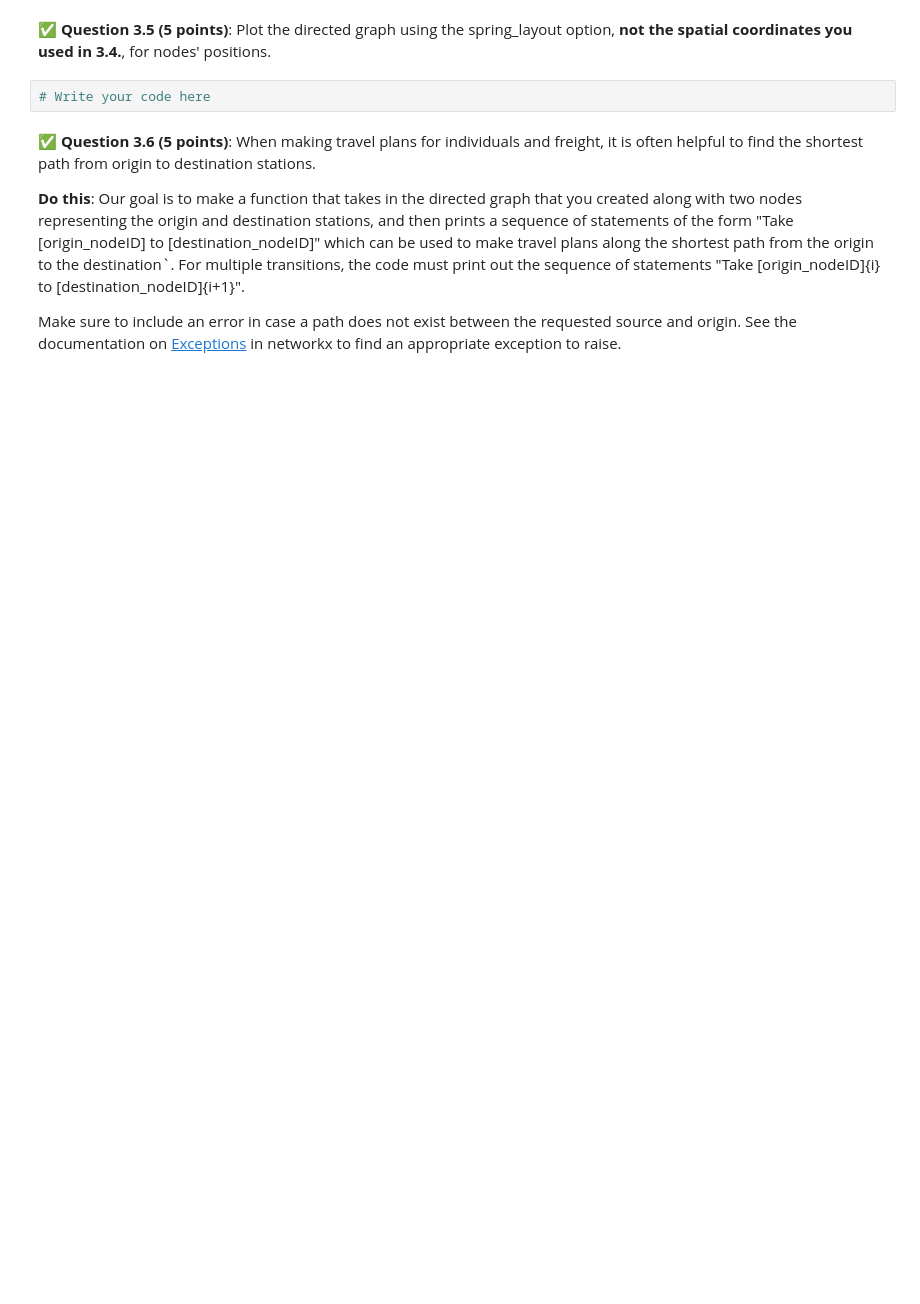
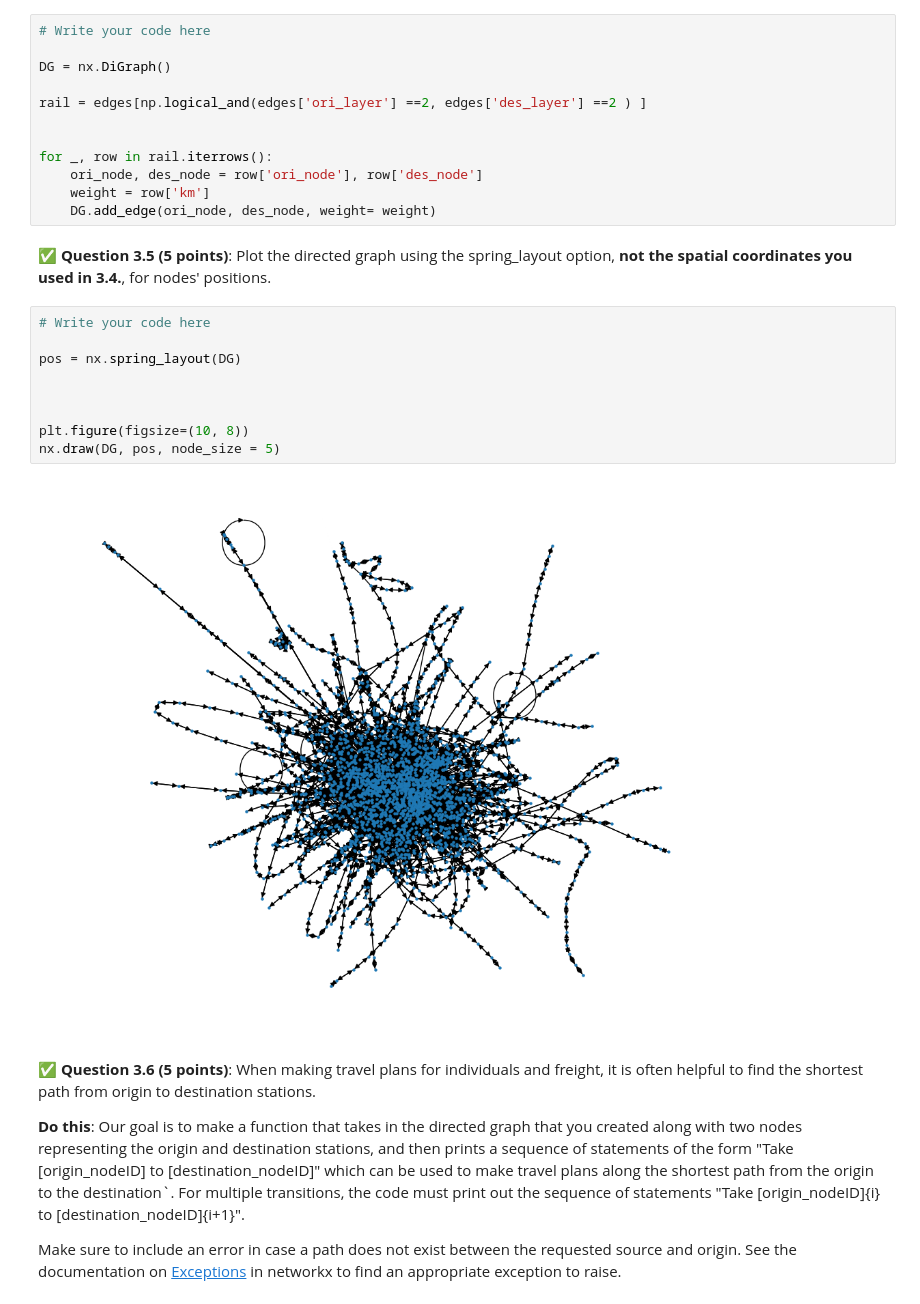
Before and after one commit to dixonde3/CMSE-202, a Jupyter notebook: hw-02/HW-02_ABMandGraphTheory-STUDENT.ipynb, the cells around one changed output. Drawn from its saved outputs; the diff is of its cells as text; blank space fills up the shorter version.

```diff
--- a/hw-02/HW-02_ABMandGraphTheory-STUDENT.ipynb
+++ b/hw-02/HW-02_ABMandGraphTheory-STUDENT.ipynb
@@ -580,7 +652,28 @@ Note: Remember that each edge in a directed graph has an orientation. So adding
+# %%
+# Write your code here
+
+DG = nx.DiGraph()
+
+rail = edges[np.logical_and(edges['ori_layer'] ==2, edges['des_layer'] ==2 ) ]
+
+
+for _, row in rail.iterrows():
+    ori_node, des_node = row['ori_node'], row['des_node']
+    weight = row['km']
+    DG.add_edge(ori_node, des_node, weight= weight)
 # %% [markdown]
 &#9989;  **Question 3.5 (5 points)**: Plot the directed graph using the spring_layout option, __not the spatial coordinates you used in 3.4.__, for nodes' positions.
-# %%
-# Write your code here
+# %%
+# Write your code here
+
+pos = nx.spring_layout(DG)
+
+
+
+plt.figure(figsize=(10, 8))
+nx.draw(DG, pos, node_size = 5)
+# %% [output]
+[figure, added]
 # %% [markdown]
 &#9989;  **Question 3.6 (5 points)**: When making travel plans for individuals and freight, it is often helpful to find the shortest path from origin to destination stations.
 
```
Also changed, not shown: parts of 25 cells of this notebook, 2 other files.
